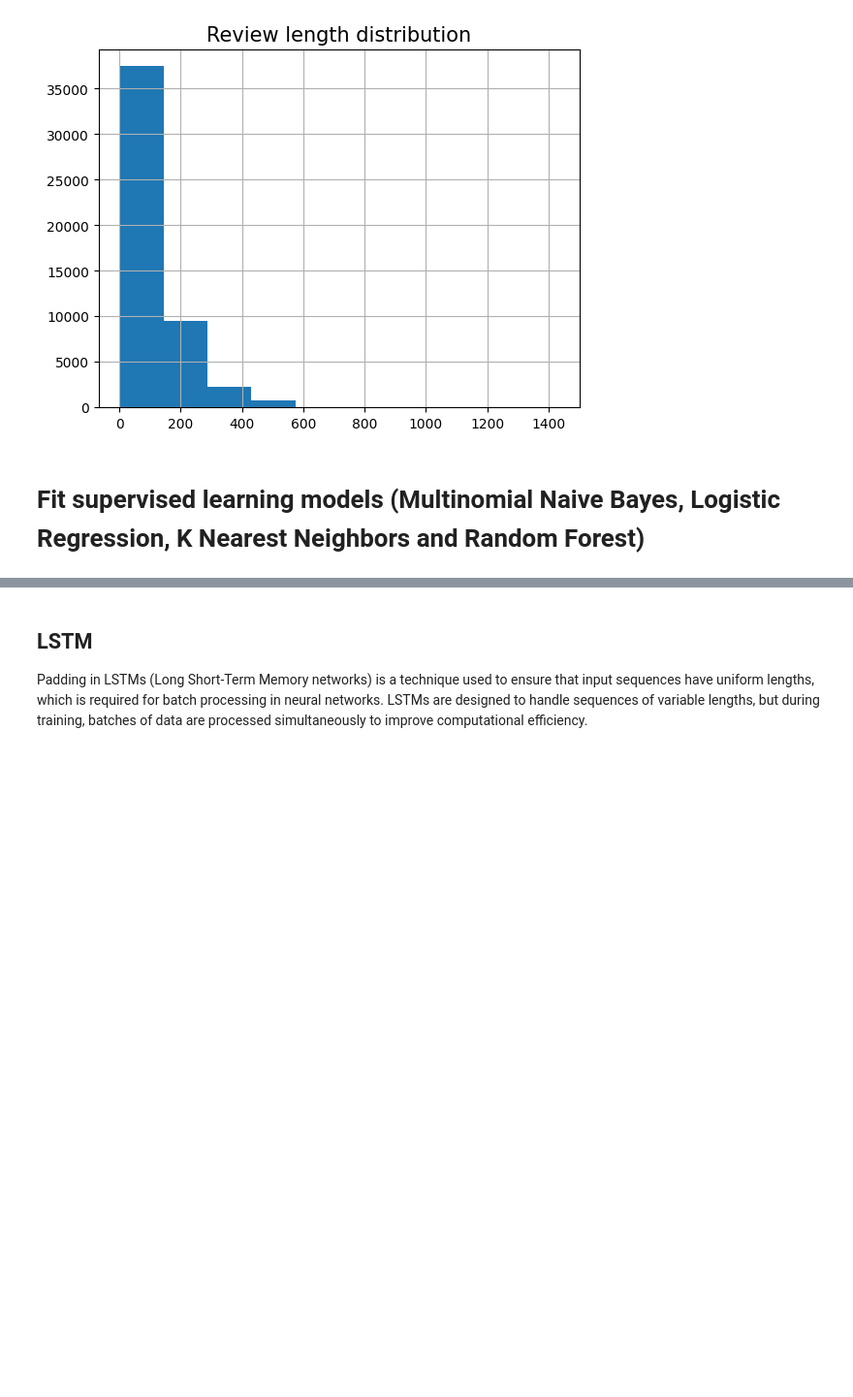
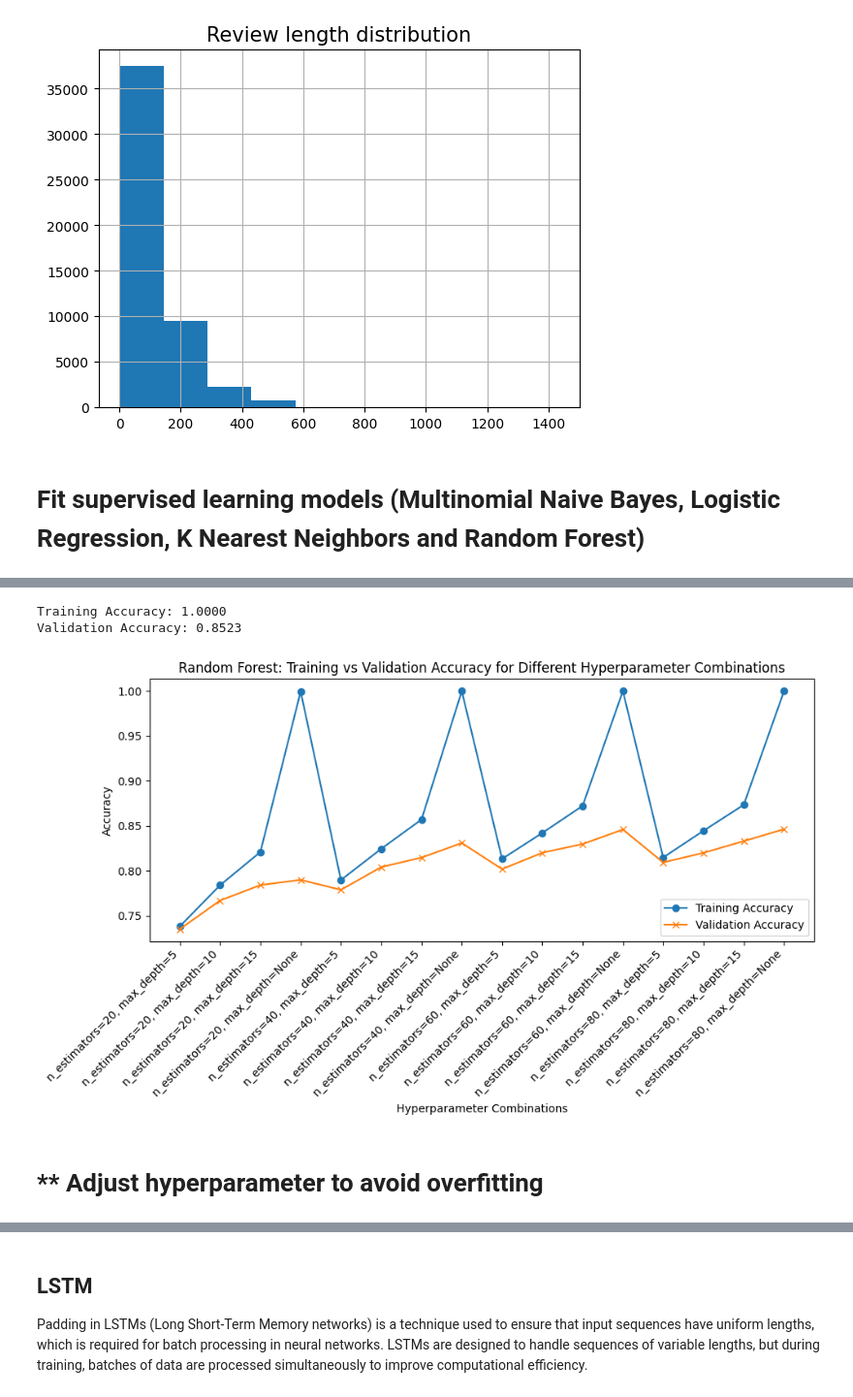
Before and after one commit to gmrwh92/Machine-Learning-Deep-Learning, a Jupyter notebook: Sentiment_Classification.ipynb, the cells around one changed output, grey strips where cells are left out. Shown at 97% size. Saved outputs shown, nothing was run; the diff lists cells and outputs as text; code cells hidden in the pictures; blank space fills up the shorter version.

```diff
--- a/Sentiment_Classification.ipynb
+++ b/Sentiment_Classification.ipynb
@@ -188,7 +268,67 @@ knnaccuracy_score = metrics.accuracy_score(predicted, y_test)
 # %%
-## fit random forest
+## fit simple random forest
 ## ensemble learning algorithm that builds multiple decision trees and combines their outputs. It works well for text classification tasks when you have a mix of features.
+
+
 rf = RandomForestClassifier(n_estimators=100, random_state=123456)
 rf.fit(X_train, y_train)
-predicted = rf.predict(X_test)
-rfaccuracy_score = metrics.accuracy_score(predicted, y_test)
+
+
+train_pred = rf.predict(X_train)
+train_accuracy = accuracy_score(y_train, train_pred)
+
+
+test_pred = rf.predict(X_test)
+test_accuracy = accuracy_score(y_test, test_pred)
+
+
+print(f"Training Accuracy: {train_accuracy:.4f}")
+print(f"Validation Accuracy: {test_accuracy:.4f}")
+# %% [output]
+Training Accuracy: 1.0000
+Validation Accuracy: 0.8523
+# %%
+##randomforest with different hyperparamaters
+n_estimators_values = [20, 40, 60, 80]
+max_depth_values = [5, 10, 15, None]
+
+
+train_accuracies = []
+val_accuracies = []
+
+
+for n_estimators in n_estimators_values:
+    for max_depth in max_depth_values:
+        rf = RandomForestClassifier(n_estimators=n_estimators, max_depth=max_depth, random_state=123456)
+        rf.fit(X_train, y_train)
+
+
+        train_acc = accuracy_score(y_train, rf.predict(X_train))
+
+        val_acc = accuracy_score(y_test, rf.predict(X_test))
+
+        train_accuracies.append(train_acc)
+        val_accuracies.append(val_acc)
+
+
+labels = [f"n_estimators={n}, max_depth={d}" for n in n_estimators_values for d in max_depth_values]
+
+
+plt.figure(figsize=(10, 6))
+plt.plot(labels, train_accuracies, label='Training Accuracy', marker='o')
+plt.plot(labels, val_accuracies, label='Validation Accuracy', marker='x')
+
+
+plt.xlabel('Hyperparameter Combinations')
+plt.ylabel('Accuracy')
+plt.xticks(rotation=45, ha='right')
+plt.legend()
+plt.title('Random Forest: Training vs Validation Accuracy for Different Hyperparameter Combinations')
+
+
+plt.tight_layout()
+plt.show()
+# %% [output]
+[figure, added]
+# %% [markdown]
+# ** Adjust hyperparameter to avoid overfitting
```
Also changed, not shown: parts of 17 cells of this notebook.
